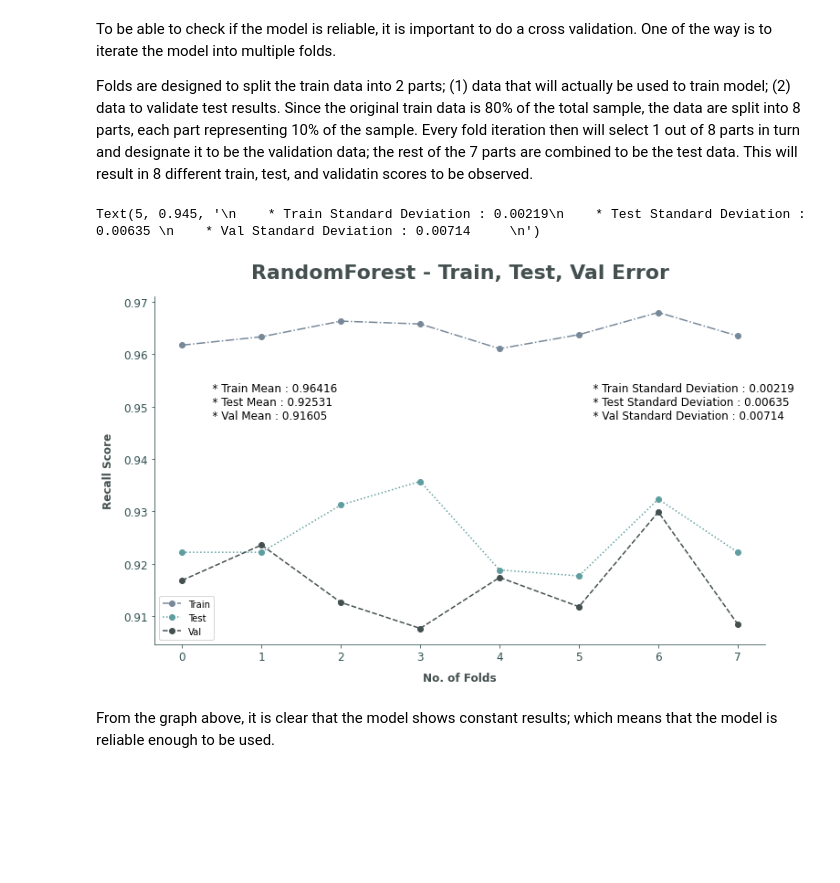
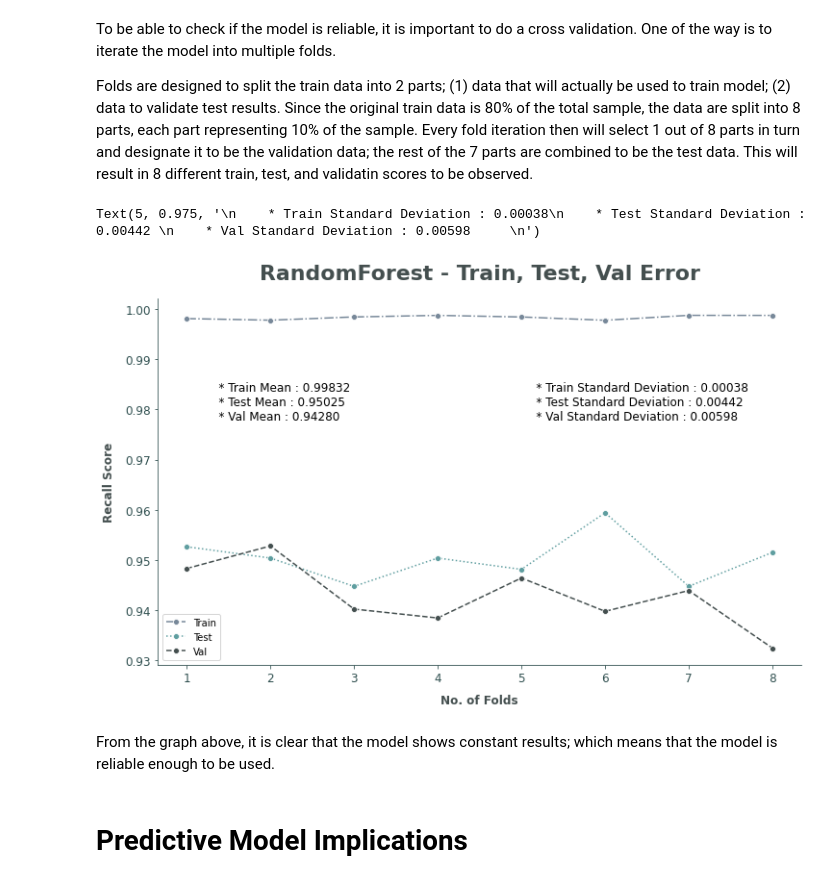
Before and after one commit to alvingiovanni/portfolio, a Jupyter notebook: Churn Rate Prediction.ipynb, the cells around one changed output. Drawn from its saved outputs; the diff is of its cells as text; code cells hidden in the pictures; blank space fills up the shorter version.

```diff
--- a/Churn Rate Prediction.ipynb
+++ b/Churn Rate Prediction.ipynb
@@ -410,7 +431,7 @@ Considering both points, the best `max-depth` would be n=10.
 # %% [markdown]
 ## **Random Forest (Tuned)**
 # %%
-rf = RandomForestClassifier(random_state = 1, max_depth = 10)
+rf = RandomForestClassifier(random_state = 1, max_depth = 14)
 rf.fit(X_train, y_train.values.ravel())
 
 train_pred = rf.predict(X_train)
@@ -484,39 +505,43 @@ train_mean = np.mean(score_train)
 val_mean = np.mean(score_val)
 
 train_std = np.std(score_train)
 test_std = np.std(score_test)
 val_std = np.std(score_val)
 
+foldnum = [x + 1 for x in folds]
+
 fig, ax = plt.subplots(figsize = (12, 7))
-ax.plot(score_train, label = 'Train', marker = 'o', linestyle = '-.')
-ax.plot(score_test, label = 'Test', marker = 'o', linestyle = ':')
-ax.plot(score_val, label = 'Val', marker = 'o', linestyle = '--')
+ax = sns.lineplot(x = foldnum, y = score_train , label = 'Train', marker = 'o', linestyle = '-.')
+ax = sns.lineplot(x = foldnum, y = score_test , label = 'Test', marker = 'o', linestyle = ':')
+ax = sns.lineplot(x = foldnum, y = score_val , label = 'Val', marker = 'o', linestyle = '--')
 
 plotlabel(ax, 'No. of Folds', 'Recall Score', '#444f4f')
 
 plotborder(ax, 'darkslategrey', 'darkslategrey')
 
 ax.set_title('RandomForest - Train, Test, Val Error', pad = 20, fontsize = 22, color = '#444f4f', fontweight = 'bold')
 
 ax.legend(loc = 'best')
 
 ## print mean value
 text_m = '''
     * Train Mean : ''' + str(format(train_mean, '.5f')) + '''
     * Test Mean : ''' + str(format(test_mean, '.5f')) + '''
     * Val Mean : ''' + str(format(val_mean, '.5f')) + '''
 '''
-ax.text(0.2, 0.945, text_m, horizontalalignment = 'left', color = 'black', fontsize = 12, fontweight = 'normal')
+ax.text(1.2, 0.975, text_m, horizontalalignment = 'left', color = 'black', fontsize = 12, fontweight = 'normal')
 
 ## print standard deviation value
 text_s = '''
     * Train Standard Deviation : ''' + str(format(train_std, '.5f')) + '''
     * Test Standard Deviation : ''' + str(format(test_std, '.5f')) + '''
     * Val Standard Deviation : ''' + str(format(val_std, '.5f')) + '''
 '''
-ax.text(5, 0.945, text_s, horizontalalignment = 'left', color = 'black', fontsize = 12, fontweight = 'normal')
+ax.text(5, 0.975, text_s, horizontalalignment = 'left', color = 'black', fontsize = 12, fontweight = 'normal')
 # %% [output]
-Text(5, 0.945, '\n    * Train Standard Deviation : 0.00219\n    * Test Standard Deviation : 0.00635 \n    * Val Standard Deviation : 0.00714     \n')
+Text(5, 0.975, '\n    * Train Standard Deviation : 0.00038\n    * Test Standard Deviation : 0.00442 \n    * Val Standard Deviation : 0.00598     \n')
-[figure, old version]
+[figure, new version]
 # %% [markdown]
 From the graph above, it is clear that the model shows constant results; which means that the model is reliable enough to be used.
+# %% [markdown]
+# **Predictive Model Implications**
```
Also changed, not shown: parts of 20 cells of this notebook.
